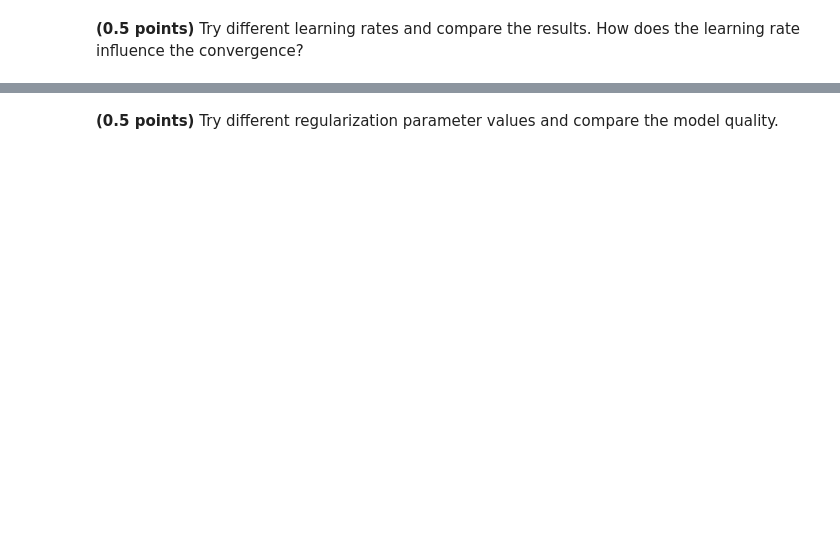
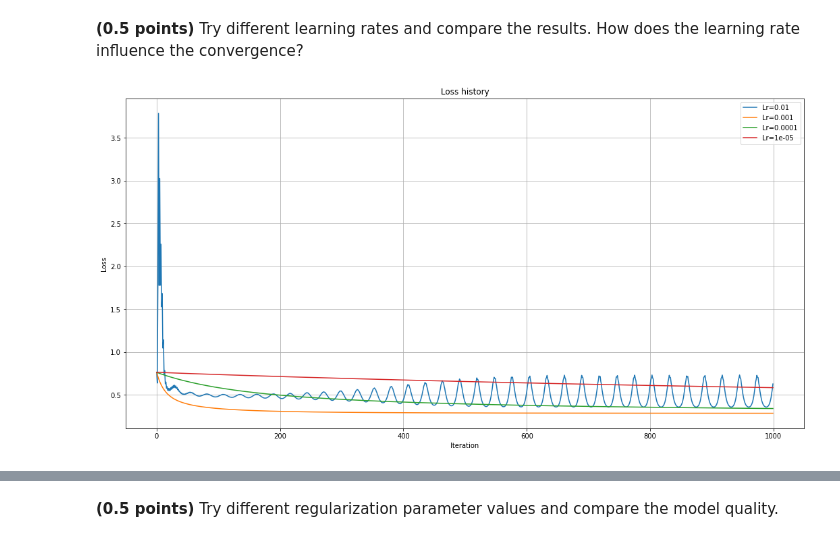
Before and after one commit to slobby/ml_task5, a Jupyter notebook: hw_classification.ipynb, the cells around one changed output, grey strips where cells are left out. Saved outputs shown, nothing was run; the diff lists cells and outputs as text; code cells hidden in the pictures; blank space fills up the shorter version.

```diff
--- a/hw_classification.ipynb
+++ b/hw_classification.ipynb
@@ -216,2 +230,10 @@ assert min(train_acc, test_acc) > 0.9
 # %% [markdown]
 **(0.5 points)** Try different learning rates and compare the results. How does the learning rate influence the convergence?
+# %%
+l_rates = [0.01, 0.001, 0.0001, 0.00001]
+models = [CustomLogisticRegression(eta=lr) for lr in l_rates]
+for model in models:
+    model.fit(X_train, y_train)
+plot_loss_graph_lr(models)
+# %% [output]
+[figure, added]
```
Also changed, not shown: parts of 30 cells of this notebook.
